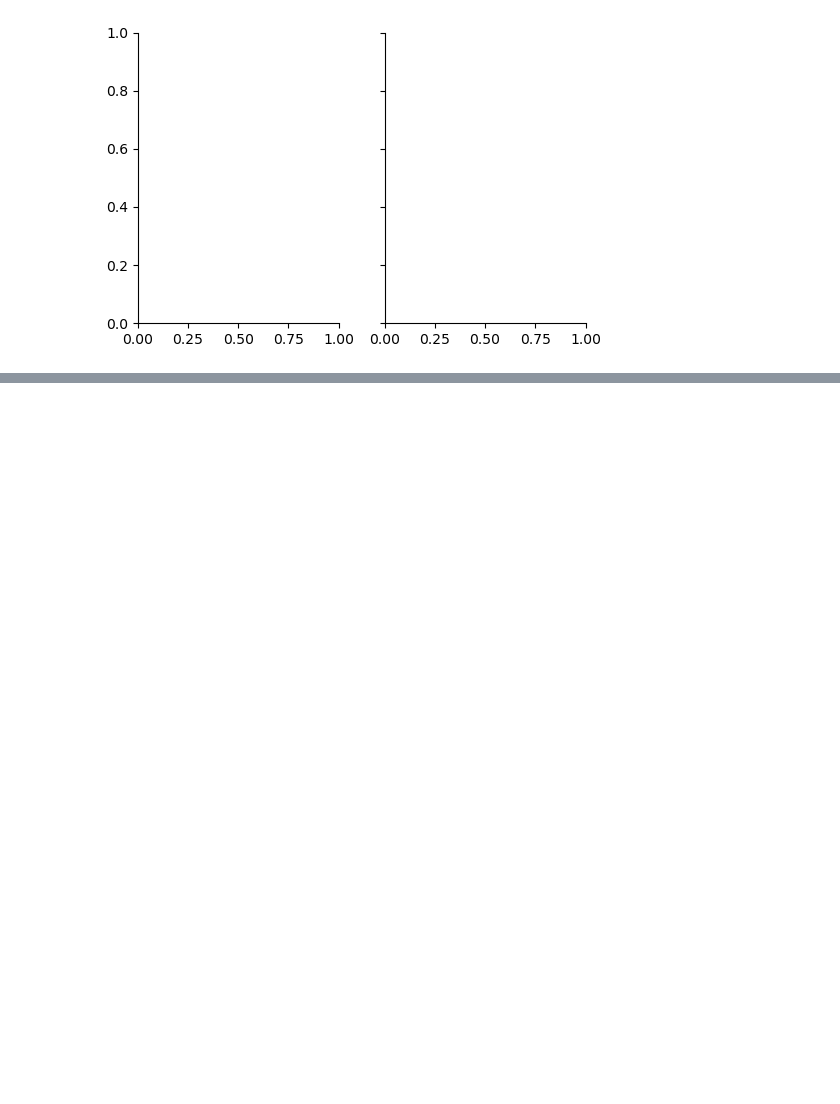
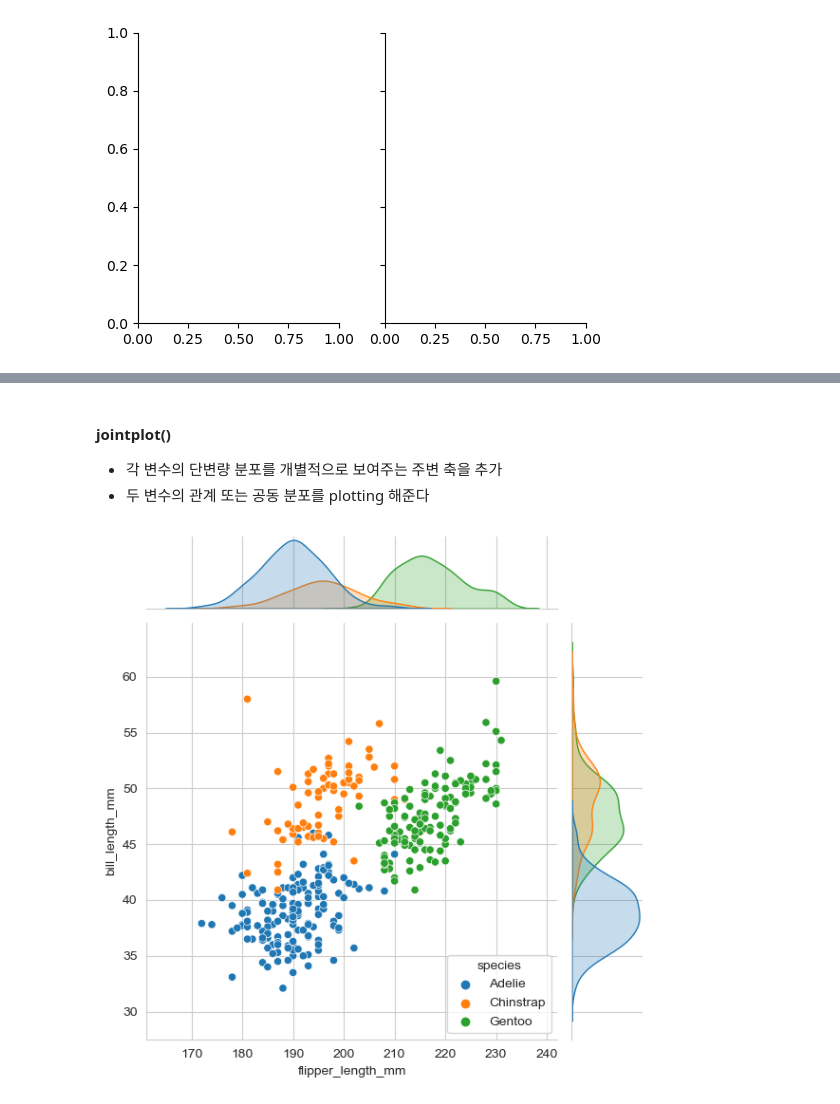
Before and after one commit to stonesteel0606/seaborn_tutorial, a Jupyter notebook: API_Overview.ipynb, the cells around one changed output, grey strips where cells are left out. Saved outputs shown, nothing was run; the diff lists cells and outputs as text; code cells hidden in the pictures; blank space fills up the shorter version.

```diff
--- a/API_Overview.ipynb
+++ b/API_Overview.ipynb
@@ -231,0 +257,9 @@ g = sns.FacetGrid(penguins, col="sex", height=3.5, aspect=.75)
+# %% [markdown]
+#### jointplot()
+- 각 변수의 단변량 분포를 개별적으로 보여주는 주변 축을 추가
+- 두 변수의 관계 또는 공동 분포를 plotting 해준다
+# %%
+sns.jointplot(data=penguins, x="flipper_length_mm", y="bill_length_mm", hue="species")
+sns.set_style('darkgrid')
+# %% [output]
+[figure, added]
```
Also changed, not shown: parts of 5 cells of this notebook.
